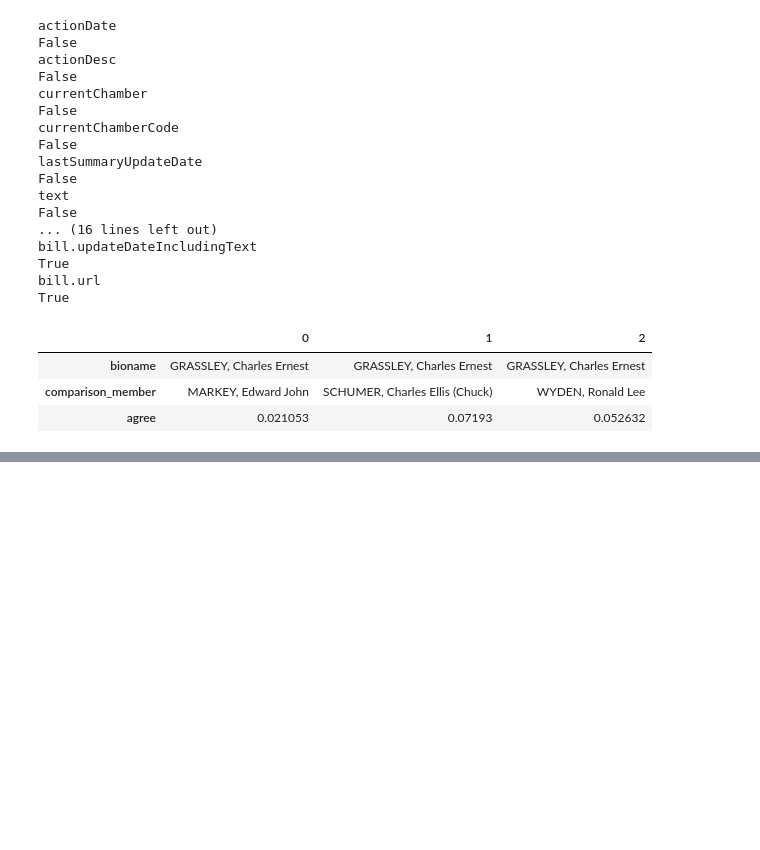
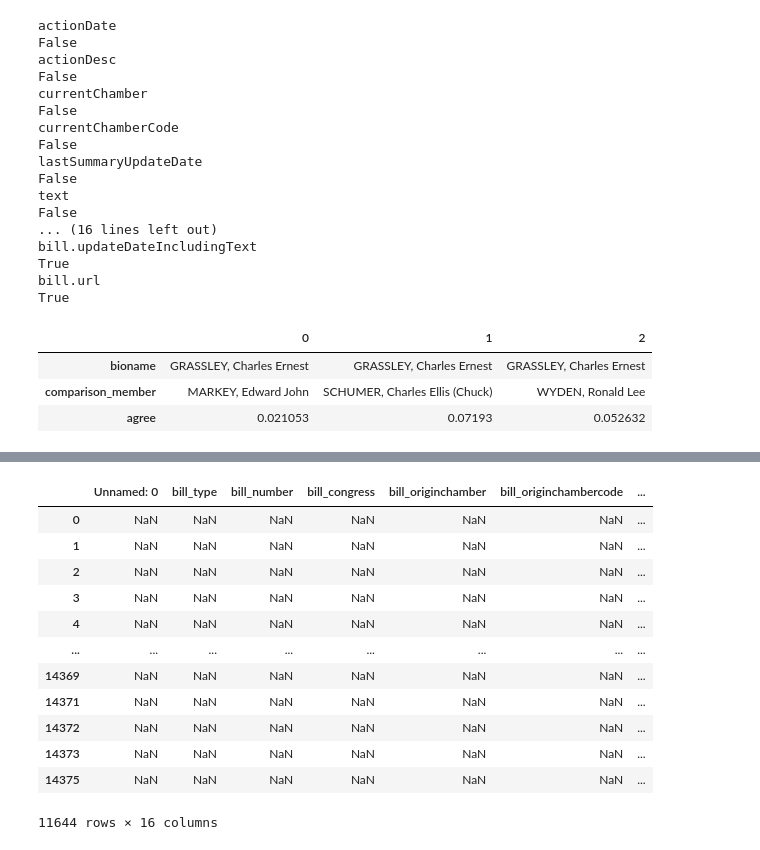
Before and after one commit to CastelAndres/DS6600Project, a Jupyter notebook: notebooks/schema.ipynb, the cells around one changed output, grey strips where cells are left out. Drawn from its saved outputs; the diff is of its cells as text; code cells hidden in the pictures; blank space fills up the shorter version.

```diff
--- a/notebooks/schema.ipynb
+++ b/notebooks/schema.ipynb
@@ -268,0 +312,16 @@ vote_compare.to_csv('../data/thirdNF/vote_compare.csv', index=False)
+# %%
+bills2.query("matched == 'right_only'")
+# %% [output]
+|  | Unnamed: 0 | bill_type | bill_number | bill_congress | bill_originchamber | bill_originchambercode | ... |
+| 0 | NaN | NaN | NaN | NaN | NaN | NaN | ... |
+| 1 | NaN | NaN | NaN | NaN | NaN | NaN | ... |
+| 2 | NaN | NaN | NaN | NaN | NaN | NaN | ... |
+| 3 | NaN | NaN | NaN | NaN | NaN | NaN | ... |
+| 4 | NaN | NaN | NaN | NaN | NaN | NaN | ... |
+| ... | ... | ... | ... | ... | ... | ... | ... |
+| 14369 | NaN | NaN | NaN | NaN | NaN | NaN | ... |
+| 14371 | NaN | NaN | NaN | NaN | NaN | NaN | ... |
+| 14372 | NaN | NaN | NaN | NaN | NaN | NaN | ... |
+| 14373 | NaN | NaN | NaN | NaN | NaN | NaN | ... |
+| 14375 | NaN | NaN | NaN | NaN | NaN | NaN | ... |
+11644 rows × 16 columns
```
Also changed, not shown: parts of 22 cells of this notebook, 2 other files.
